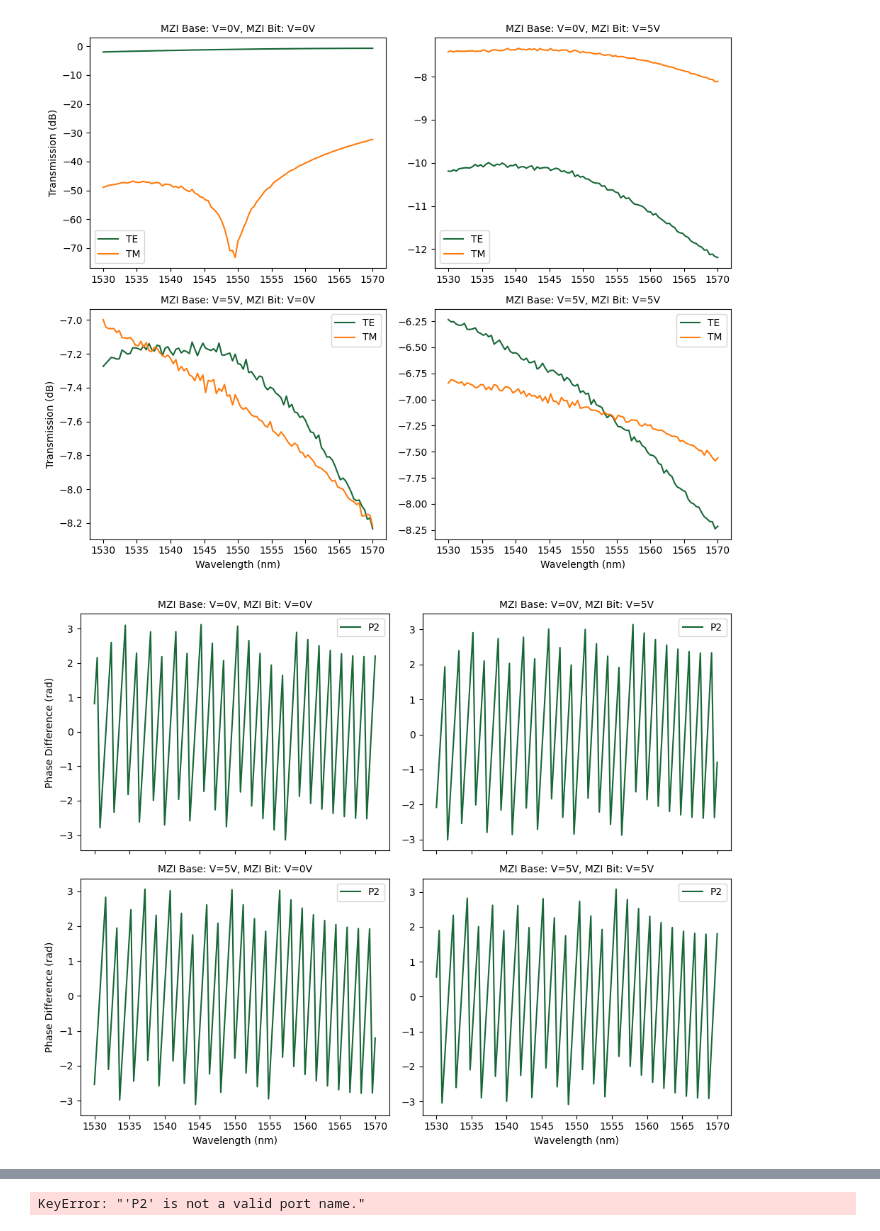
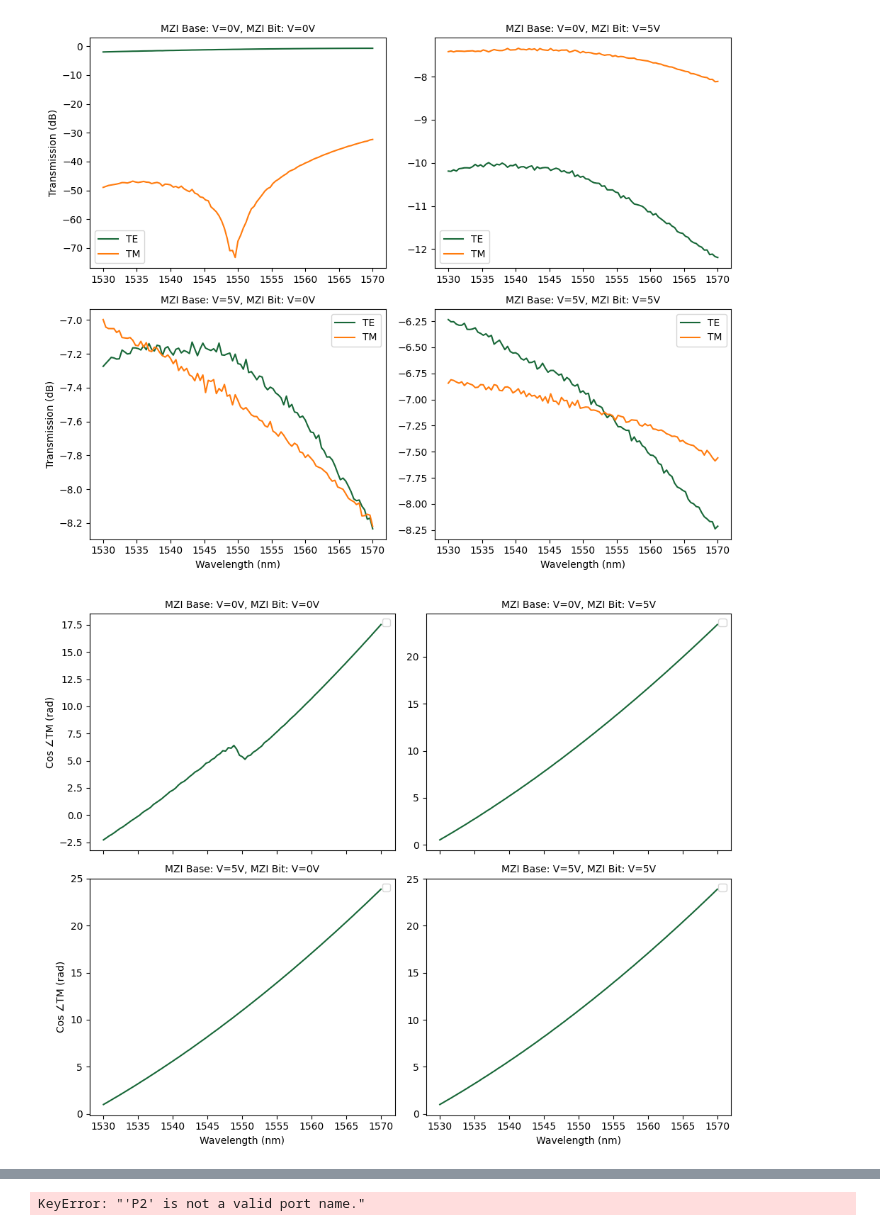
Before and after one commit to irfannhlm/bb84_photonics, a Jupyter notebook: main/alice_top_MZI_Cascade_mirror.ipynb, the cells around one changed output, grey strips where cells are left out. Cells and saved outputs as stored; diff of their text form; code cells hidden in the pictures.

```diff
--- a/main/alice_top_MZI_Cascade_mirror.ipynb
+++ b/main/alice_top_MZI_Cascade_mirror.ipynb
@@ -752,37 +806,36 @@ plt.show()
 # %%
 voltages = [0, 5]  # first is LOW voltage, second is HIGH voltage
 
 fig, axs = plt.subplots(nrows=2, ncols=2, sharex=True, sharey=False, figsize=(10, 8))
 
 for i in range(2):
     for j in range(2):
         updates = {("mzm_base", 0, "ps", 0): {"model_updates": {"voltage": voltages[i]}},
                     ("mzm_bit", 0, "ps", 0): {"model_updates": {"voltage": voltages[j]}},
                     ("mzm_bit", 1, "ps", 0): {"model_updates": {"voltage": voltages[j]}},
                     ("mzm_base_mirror", 0, "ps", 0): {"model_updates": {"voltage": voltages[i]}},
                     ("mzm_bit_mirror", 0, "ps", 0): {"model_updates": {"voltage": voltages[j]}},
                     ("mzm_bit_mirror", 1, "ps", 0): {"model_updates": {"voltage": voltages[j]}},
                   }
         s_matrix = alice_top.s_matrix(freqs, model_kwargs={"updates": updates, "inputs": ["P0"]})
         axs[i][j].set_title(f"MZI Base: V={voltages[i]}V, MZI Bit: V={voltages[j]}V", fontsize=10)
-        phase0 = np.angle(s_matrix[("P0@0", "P1@0")])
-        phase1 = np.angle(s_matrix[("P0@0", "P1@1")])
+        phase0 = np.unwrap(np.angle(s_matrix[("P0@0", "P1@0")]))
+        phase1 = np.unwrap(np.angle(s_matrix[("P0@0", "P1@1")]))
         delta = phase1 - phase0
         axs[i][j].plot(
             wavelengths * 1e3,
-            phase0,
-            label=f"P2",
+            delta,
             linewidth=1.5,
         )
         axs[i][j].legend()
 
 # labels & legend
 axs[1][0].set_xlabel("Wavelength (nm)")
 axs[1][1].set_xlabel("Wavelength (nm)")
-axs[0][0].set_ylabel("Phase Difference (rad)")
-axs[1][0].set_ylabel("Phase Difference (rad)")
+axs[0][0].set_ylabel("Cos ∠TM (rad)")
+axs[1][0].set_ylabel("Cos ∠TM (rad)")
 
 plt.tight_layout()
 plt.show()
 # %% [output]
-[figure, old version]
+[figure, new version]
```
Also changed, not shown: parts of 9 cells of this notebook, 39 other files.
